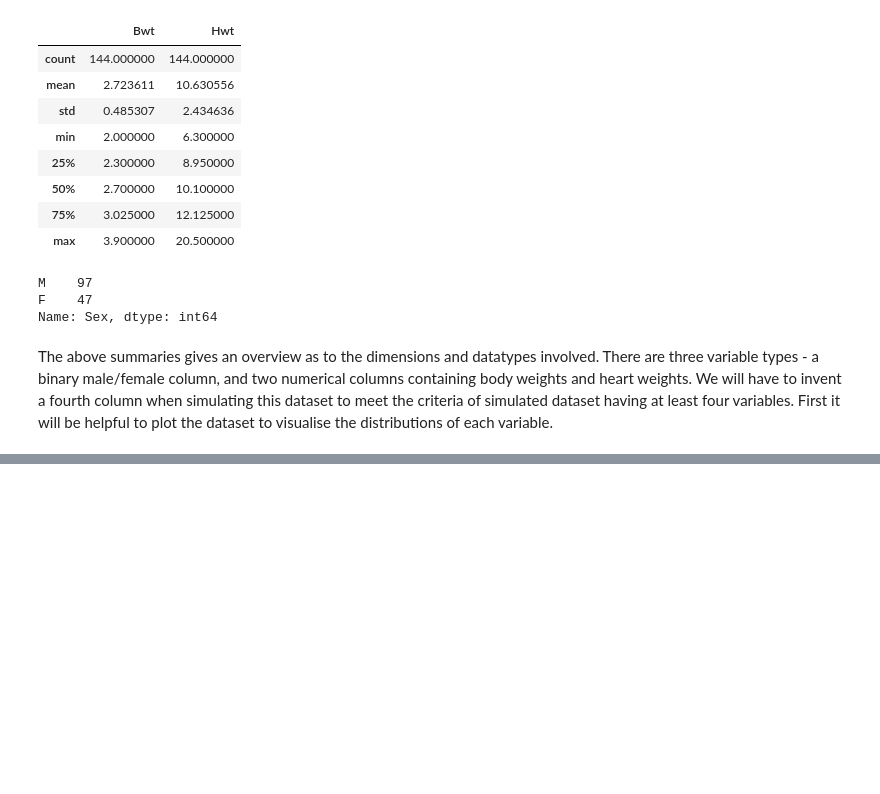
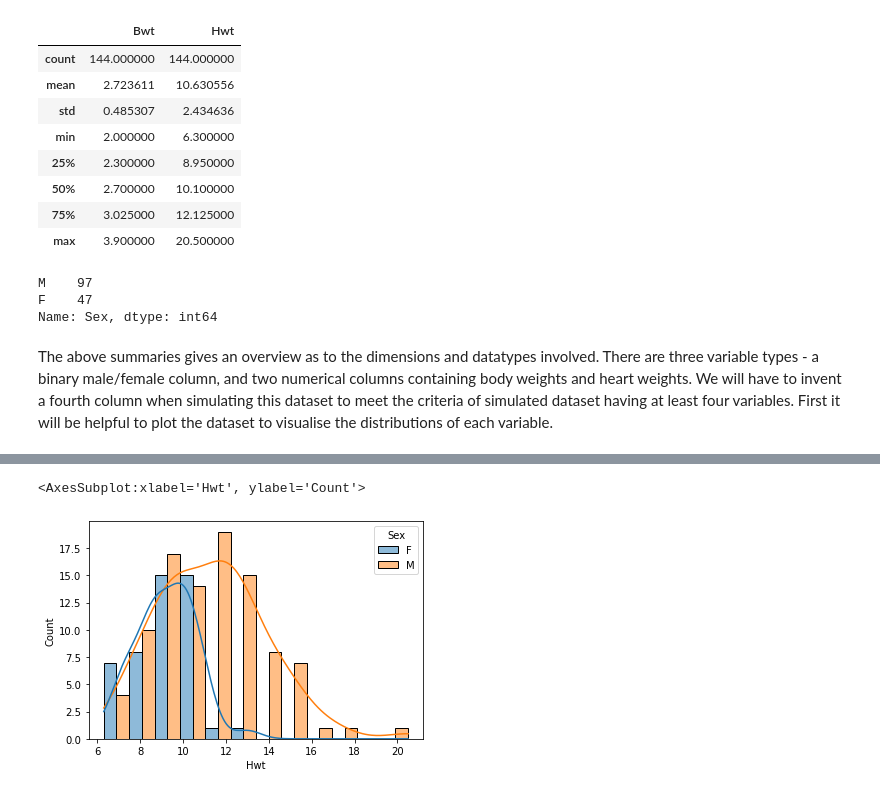
Before and after one commit to andrewjscott/Programming-for-Data-Analysis-Project, a Jupyter notebook: Simulation.ipynb, the cells around one changed output, grey strips where cells are left out. Saved outputs shown, nothing was run; the diff lists cells and outputs as text; code cells hidden in the pictures; blank space fills up the shorter version.

```diff
--- a/Simulation.ipynb
+++ b/Simulation.ipynb
@@ -85,0 +121,6 @@ The above summaries gives an overview as to the dimensions and datatypes involve
+# %%
+# Plotting the heart weight by sex
+sns.histplot(data = df_cats, x = 'Hwt', hue = 'Sex', multiple="dodge", kde=True)
+# %% [output]
+<AxesSubplot:xlabel='Hwt', ylabel='Count'>
+[figure, added]
```
Also changed, not shown: parts of 5 cells of this notebook, 1 other file.
